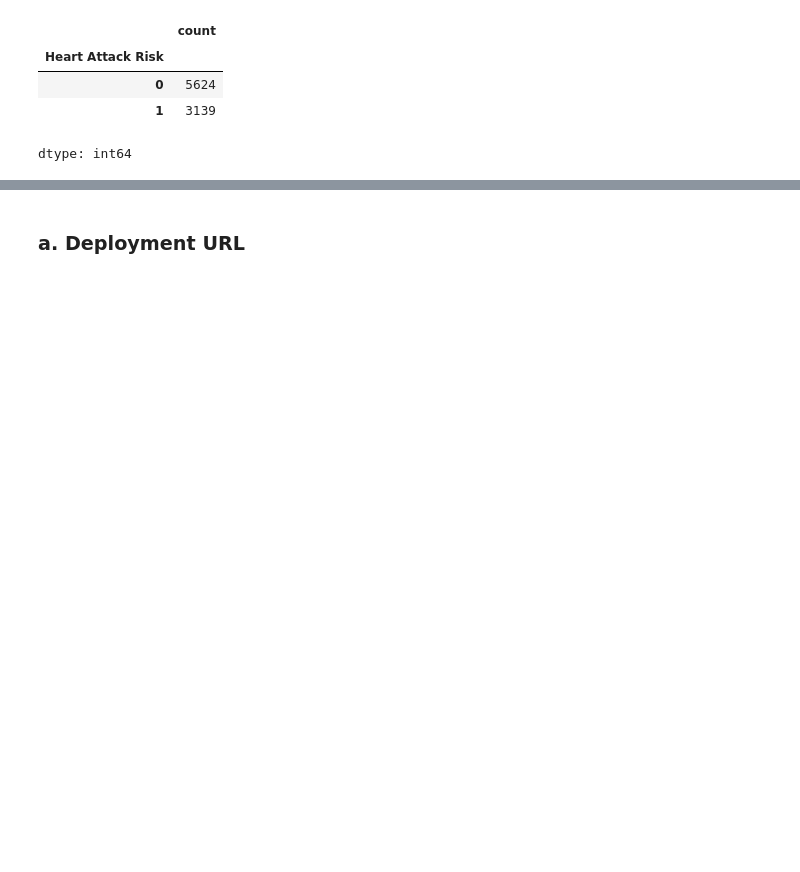
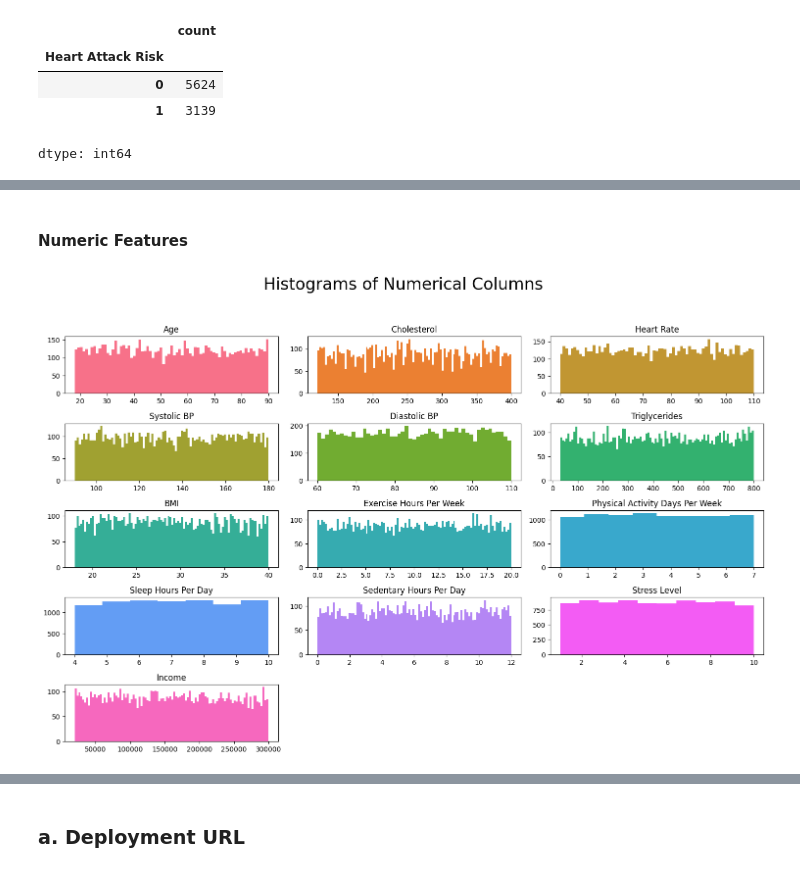
Before and after one commit to Rzero6/heart-attack-classification, a Jupyter notebook: Heart Attack Classification.ipynb, the cells around one changed output, grey strips where cells are left out. Drawn from its saved outputs; the diff is of its cells as text; code cells hidden in the pictures; blank space fills up the shorter version.

```diff
--- a/Heart Attack Classification.ipynb
+++ b/Heart Attack Classification.ipynb
@@ -275,0 +236,52 @@ testing accuracy:  0.9151573954290643
+# %% [markdown]
+#### Numeric Features
+# %%
+num_feature_cols = [
+    'Age',
+    'Cholesterol',
+    'Heart Rate',
+    'Systolic BP',
+    'Diastolic BP',
+    'Triglycerides',
+    'BMI',
+    'Exercise Hours Per Week',
+    'Physical Activity Days Per Week',
+    'Sleep Hours Per Day',
+    'Sedentary Hours Per Day',
+    'Stress Level',
+    'Income'
+]
+
+df_num_features = df[num_feature_cols]
+# Define a color palette with distinct colors
+num_feature_cols_palette = sns.color_palette("husl", len(num_feature_cols))
+# Histogram:
+fig = plt.figure(figsize=(15, 12))
+plt.suptitle(
+    'Histograms of Numerical Columns',
+    horizontalalignment="center",
+    fontstyle="normal",
+    fontsize=24,
+    fontfamily="sans-serif"
+)
+
+for i in range(df_num_features.shape[1]):
+    plt.subplot(6, 3, i + 1 )
+    f = plt.gca()
+    f.set_title(df_num_features.columns.values[i])
+
+    vals = np.size(df_num_features.iloc[:, i].unique())
+    if vals >= 100:
+        vals = 100
+
+    # Use the color palette for each subplot
+    plt.hist(
+        df_num_features.iloc[:, i],
+        bins=vals,
+        color=num_feature_cols_palette[i]
+    )
+
+plt.tight_layout(rect=[0, 0.03, 1, 0.95])
+plt.show()
+# %% [output]
+[figure, added]
```
Also changed, not shown: parts of 119 cells of this notebook.
